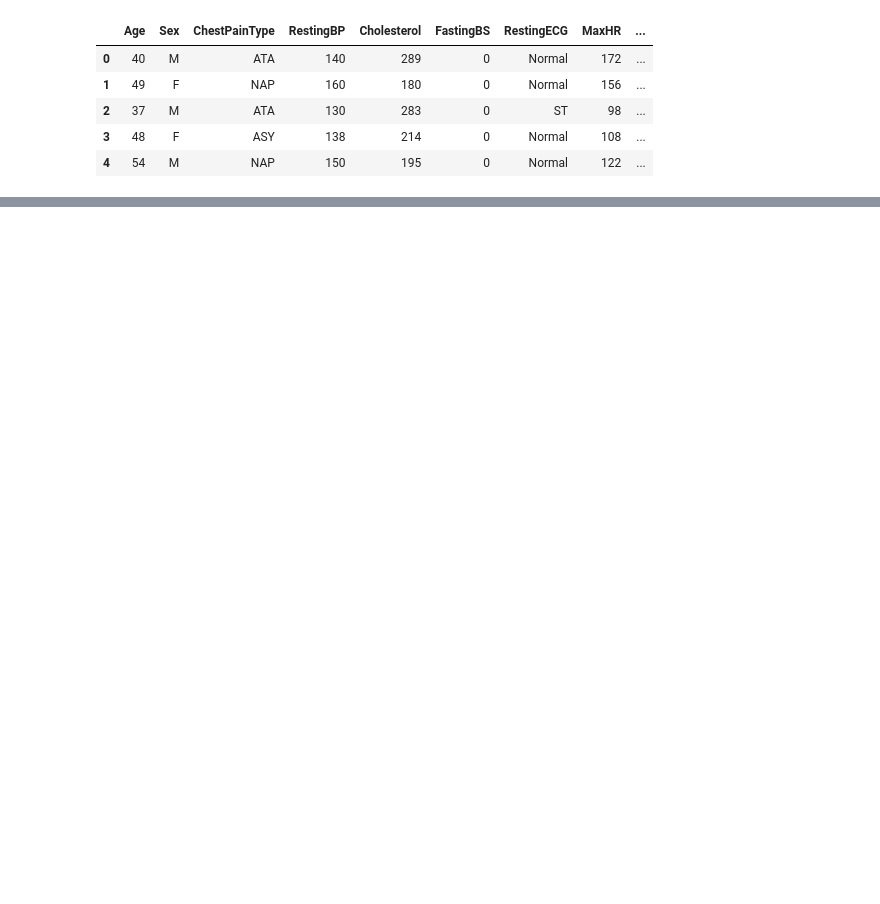
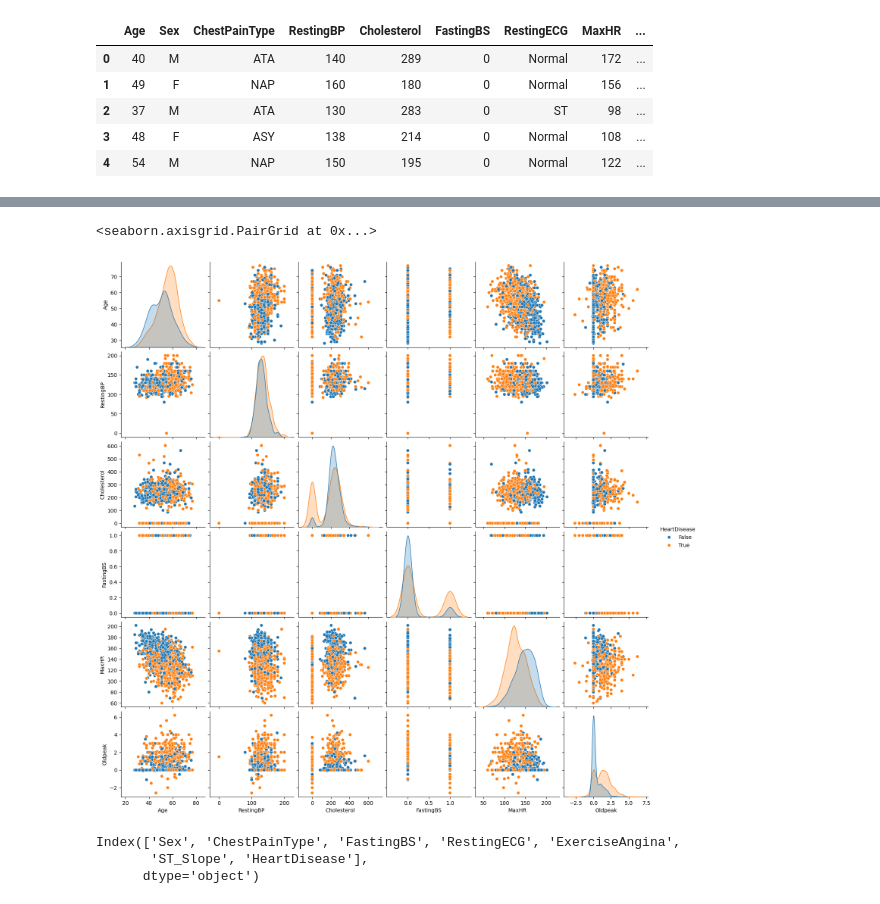
Before and after one commit to versa-syahptr/tubesPDA, a Jupyter notebook: visualisasi_1.ipynb, the cells around one changed output, grey strips where cells are left out. Cells and saved outputs as stored; diff of their text form; code cells hidden in the pictures; blank space fills up the shorter version.

```diff
--- a/visualisasi_1.ipynb
+++ b/visualisasi_1.ipynb
@@ -33,0 +69,11 @@ sns.relplot(
+# %%
+sns.pairplot(df, hue="HeartDisease")
+# %% [output]
+<seaborn.axisgrid.PairGrid at 0x...>
+[figure, added]
+# %%
+df.select_dtypes(exclude="number").columns
+# %% [output]
+Index(['Sex', 'ChestPainType', 'FastingBS', 'RestingECG', 'ExerciseAngina',
+       'ST_Slope', 'HeartDisease'],
+      dtype='object')
```
Also changed, not shown: parts of 8 cells of this notebook, 1 other file.
